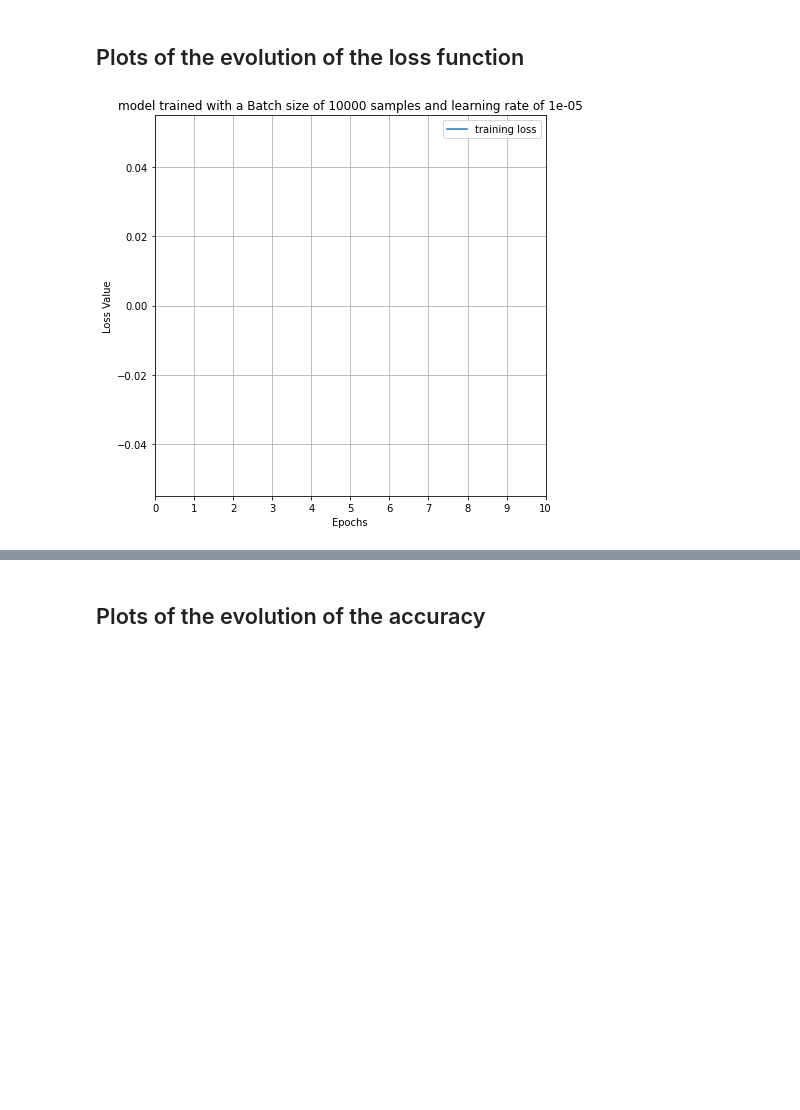
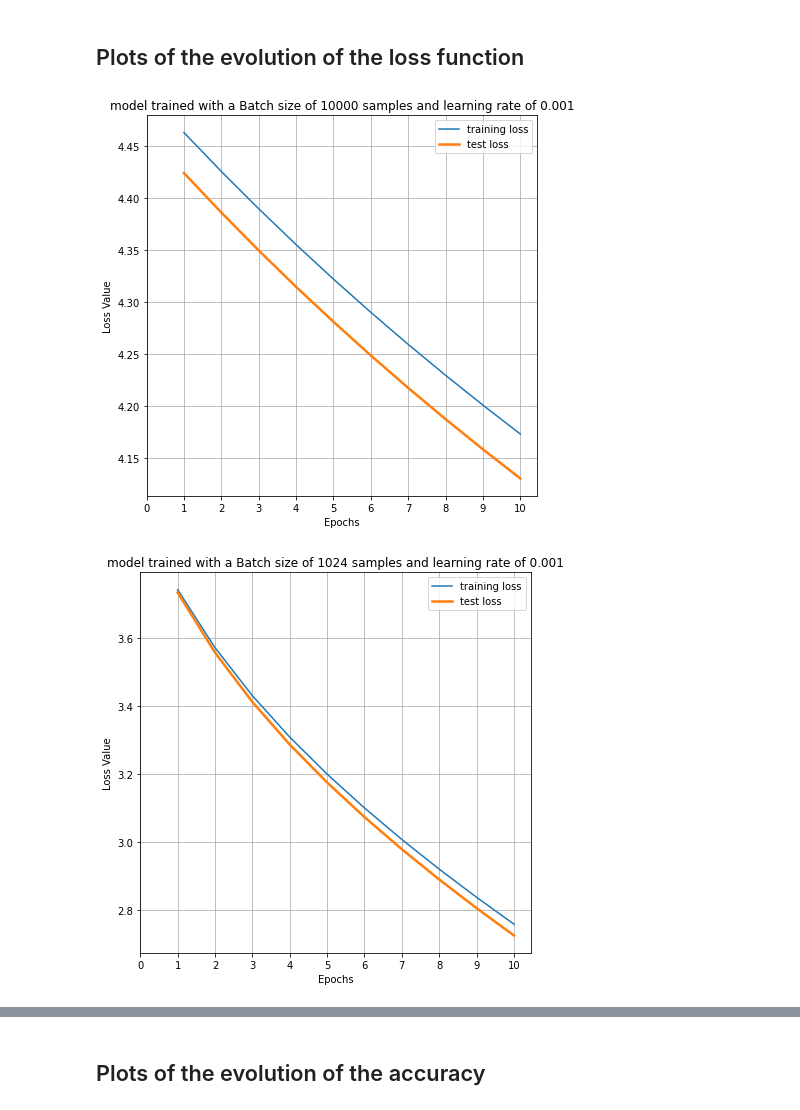
Before and after one commit to smdaa/MNIST-BE, a Jupyter notebook: MNIST.ipynb, the cells around one changed output, grey strips where cells are left out. Cells and saved outputs as stored; diff of their text form; code cells hidden in the pictures; blank space fills up the shorter version.

```diff
--- a/MNIST.ipynb
+++ b/MNIST.ipynb
@@ -192,18 +188,14 @@ def create_batches(x,bs):
 # %% [markdown]
 ## Training of the neural network
 # %%
-def f_batch(W, batch):
-    ce_batch   = 0
+def grad_f_batch(W, batch):
     grad_batch = 0
     for ind in batch:
         x = Xtrain[ind]
         target = targets_train[ind]
-        ce,grad,pred = f(W,x,target)
+        _,grad,_ = f(W,x,target)
+        grad_batch += grad
 
-        ce_batch   = ce_batch + ce
-        grad_batch = grad_batch + grad
-
-    ce_batch = ce_batch / batch.shape[0]
     grad_batch = grad_batch / batch.shape[0]
 
-    return ce_batch, grad_batch
+    return grad_batch
@@ -210,10 +218,10 @@ def f_batch(W, batch):
 # %%
 history    = {}
-eta        = 1e-5 # learning rate
-momentum   = 0.   # momemtum factor
+eta        = 1e-3 # learning rate
+momentum   = 0.3   # momemtum factor
 N_EPOCHS   = 10
-#BatchSizes = [10000,1024,256] # try different batch sizes for the analysis
-BatchSizes = [10000]
+BatchSizes = [10000,1024,256] # try different batch sizes for the analysis
+#BatchSizes = [256]
 
 for bs in BatchSizes:
     #
@@ -226,27 +234,29 @@ for bs in BatchSizes:
     # Initialization of the weights
     w = np.random.rand(10,Xtrain.shape[1])
 
+    change = np.zeros(np.shape(w))
     for n in range(N_EPOCHS):
         # Minimization of the loss function
         Batches = create_batches(Xtrain, bs)
 
         for batch in Batches:
             # Loop on the batches
-            ce_batch, grad_batch = f_batch(w, batch)
-            w = w - eta * grad_batch.reshape(w.shape)
+            grad_batch = grad_f_batch(w, batch)
+            new_change = eta * grad_batch.reshape(np.shape(w)) + momentum * change
+            w = w - new_change
+            change = new_change
 
         # Test accuracy at the end of each epoch
-        test_acc = 0
-        for ind in range(Xtest.shape[0]):
-            x = Xtest[ind]
-            target = np.argmax(targets_test[ind])
-            pred   = np.argmax(NN(x, w))
-            test_acc += np.abs(target - pred) / Xtest.shape[0]
+        train_acc, train_loss = benchmark(w, Xtrain, targets_train)
+        history[bs]['train acc'].append(train_acc)
+        history[bs]['train loss'].append(train_loss)
 
+        test_acc,test_loss = benchmark(w, Xtest, targets_test)
         history[bs]['test acc'].append(test_acc)
+        history[bs]['test loss'].append(test_loss)
 
 
-        #print('Epoch number :', n+1,'test accuracy:',history[bs]['test acc'][n+1],'test loss',history[bs]['test loss'][n+1])
+        print('Epoch number :', n+1,'test accuracy:',history[bs]['test acc'][n+1],'test loss',history[bs]['test loss'][n+1])
 
 
     print('\n')
@@ -257,23 +283,24 @@ batch size= 10000
 # %%
 for bs in BatchSizes:
 
     n_batch = Xtrain.shape[0]//bs
     if Xtrain.shape[0]%bs!=0:
         n_batch+=1
 
     E  = [n_batch*n for n in np.arange(N_EPOCHS+1)]
     Ep = [str(n) for n in np.arange(N_EPOCHS+1)]
 
     plt.figure(figsize=(7,7))
-    plt.plot(history[bs]['train loss'],label = 'training loss')
-    #plt.plot(E[1:],history[bs]['test loss'][1:],linewidth=2.5,label = 'test loss')
+    plt.plot(E[1:],history[bs]['train loss'],label = 'training loss')
+    plt.plot(E[1:],history[bs]['test loss'][1:],linewidth=2.5,label = 'test loss')
     plt.xticks(E,Ep)
     plt.xlabel('Epochs')
     plt.ylabel('Loss Value')
     #plt.ylim([0,np.max(history[bs]['test loss'])+2])
     plt.grid(True)
     plt.legend()
     plt.title(f'model trained with a Batch size of {bs} samples and learning rate of {eta}')
     plt.show()
 # %% [output]
-[figure, old version]
+[figure, new version]
+[figure, added]
```
Also changed, not shown: parts of 8 cells of this notebook.
